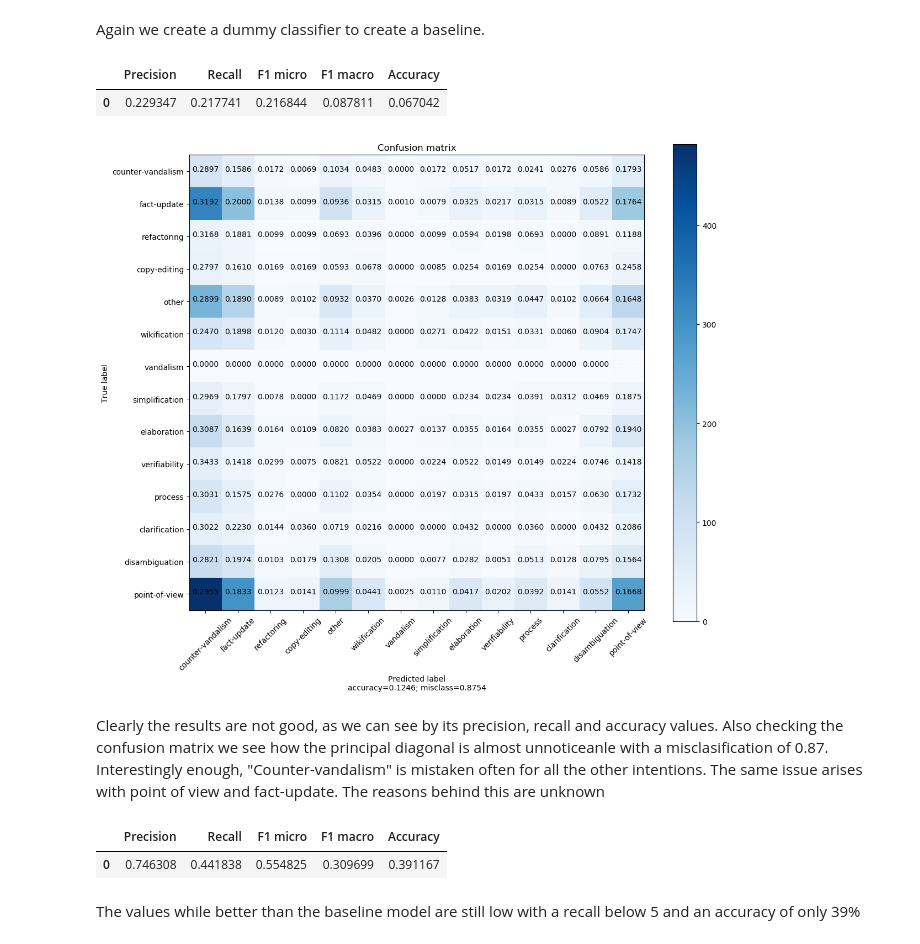
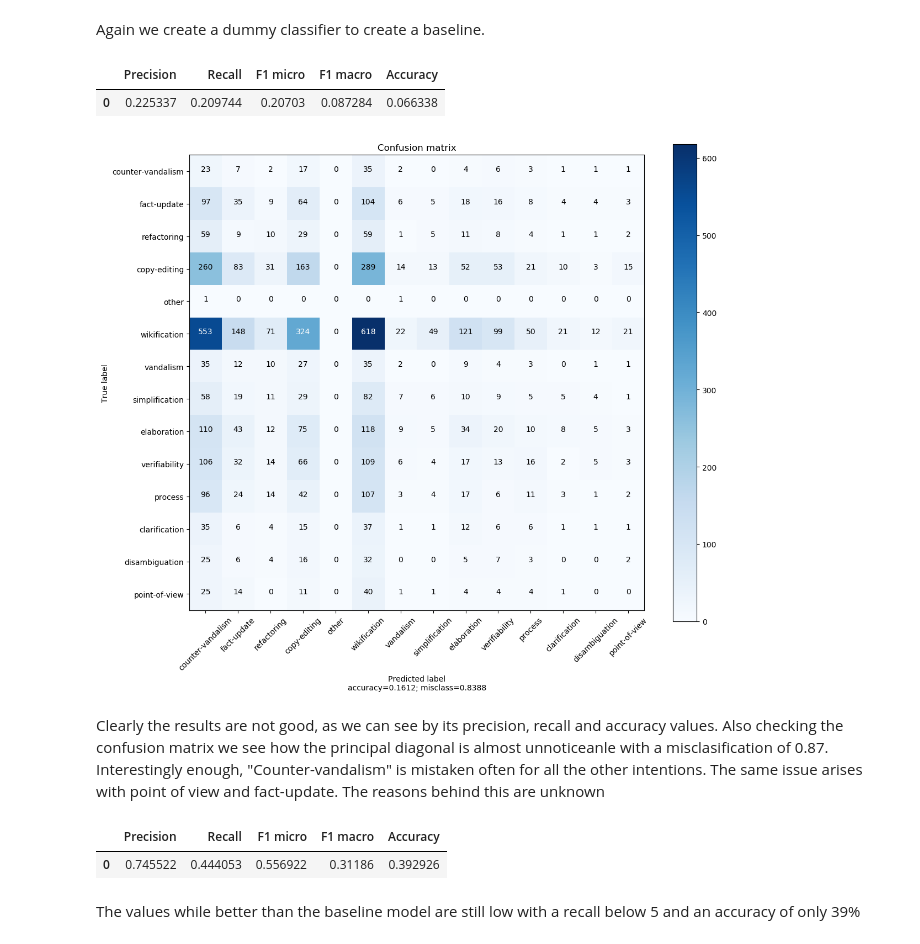
Before and after one commit to FRYoussef/TFG_Wiki, a Jupyter notebook: scripts/model_generation.ipynb, the cells around one changed output. Cells and saved outputs as stored; diff of their text form; code cells hidden in the pictures.

```diff
--- a/scripts/model_generation.ipynb
+++ b/scripts/model_generation.ipynb
@@ -1009,7 +1075,8 @@ dataset = pandas.read_csv('data/edit_intention_dataset_featured.csv', sep=',')
 X, y = dataset.iloc[:, :-14], dataset.iloc[:, -14:]
 kwargs = dict(test_size=0.2, random_state=1)
 y = creating_multilabel(y)
-y = MultiLabelBinarizer().fit_transform(y)
+mb = MultiLabelBinarizer(classes = intentions)
+y = mb.fit_transform(y)
 feature_scaler = StandardScaler()
 X_scaled = feature_scaler.fit_transform(X)
 #X_train, X_test, y_train, y_test = train_test_split(X, y, **kwargs)
@@ -1030,7 +1097,7 @@ scoring = {'Precision': make_scorer(precision_score, average = 'weighted'), 'rec
 baseline_model = DummyClassifier(random_state = 64)
 dummy_ml_gs = GridSearchCV(baseline_model,
                     param_grid={},
-                    scoring=scoring, cv=4, refit='macro', return_train_score=True)
+                    scoring=scoring, cv=4, refit='micro', return_train_score=True)
 dummy_ml_gs.fit(X, y)
 results = dummy_ml_gs.cv_results_
 
@@ -1043,20 +1110,20 @@ dummy_ML_data['Accuracy'] = [results['mean_test_accuracy'][dummy_ml_gs.best_inde
 dummy_ML_data.head()
 # %% [output]
 |  | Precision | Recall | F1 micro | F1 macro | Accuracy |
-| 0 | 0.229347 | 0.217741 | 0.216844 | 0.087811 | 0.067042 |
+| 0 | 0.225337 | 0.209744 | 0.20703 | 0.087284 | 0.066338 |
 # %%
 from sklearn.model_selection import cross_val_predict
 from sklearn.metrics import confusion_matrix
 
 clf = DummyClassifier(random_state = 64)
 
 y_pred = cross_val_predict(clf, X, y, cv=4)
 
 cm_ML_dummy = confusion_matrix(y.argmax(axis=1), y_pred.argmax(axis=1))
 
-plot_confusion_matrix(cm_ML_dummy, intentions, normalize = True)
+plot_confusion_matrix(cm_ML_dummy, intentions, normalize = False)
 # %% [output]
-[figure, old version]
+[figure, new version]
 # %% [markdown]
 Clearly the results are not good, as we can see by its precision, recall and accuracy values. Also checking the confusion matrix we see how the principal diagonal is almost unnoticeanle with a misclasification of 0.87. Interestingly enough, "Counter-vandalism" is mistaken often for all the other intentions. The same issue arises with point of view and fact-update. The reasons behind this are unknown
 # %%
@@ -1066,7 +1133,7 @@ base_rf_ML_data = pandas.DataFrame()
 base_rf_ML_model = RandomForestClassifier(random_state = 64)
 rf_ml_gs = GridSearchCV(base_rf_ML_model,
                     param_grid={},
-                    scoring=scoring, cv=4, refit='macro', return_train_score=True)
+                    scoring=scoring, cv=4, refit='micro', return_train_score=True)
 rf_ml_gs.fit(X, y)
 results = rf_ml_gs.cv_results_
 
@@ -1080,7 +1147,7 @@ base_rf_ML_data['Accuracy'] = [results['mean_test_accuracy'][rf_ml_gs.best_index
 base_rf_ML_data.head(15)
 # %% [output]
 |  | Precision | Recall | F1 micro | F1 macro | Accuracy |
-| 0 | 0.746308 | 0.441838 | 0.554825 | 0.309699 | 0.391167 |
+| 0 | 0.745522 | 0.444053 | 0.556922 | 0.31186 | 0.392926 |
 # %% [markdown]
 The values while better than the baseline model are still low with a recall below 5 and an accuracy of only 39%
 # %%
```
Also changed, not shown: parts of 50 cells of this notebook, 6 other files.
